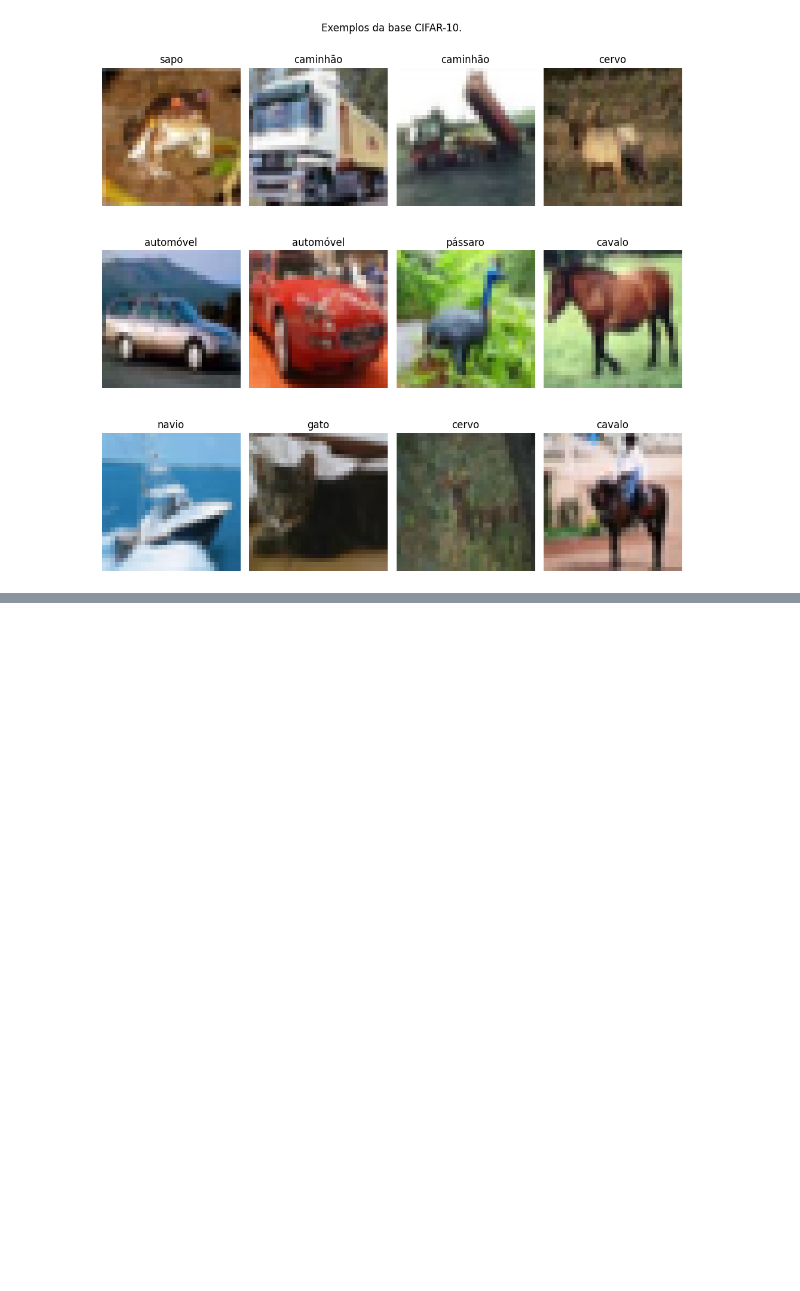
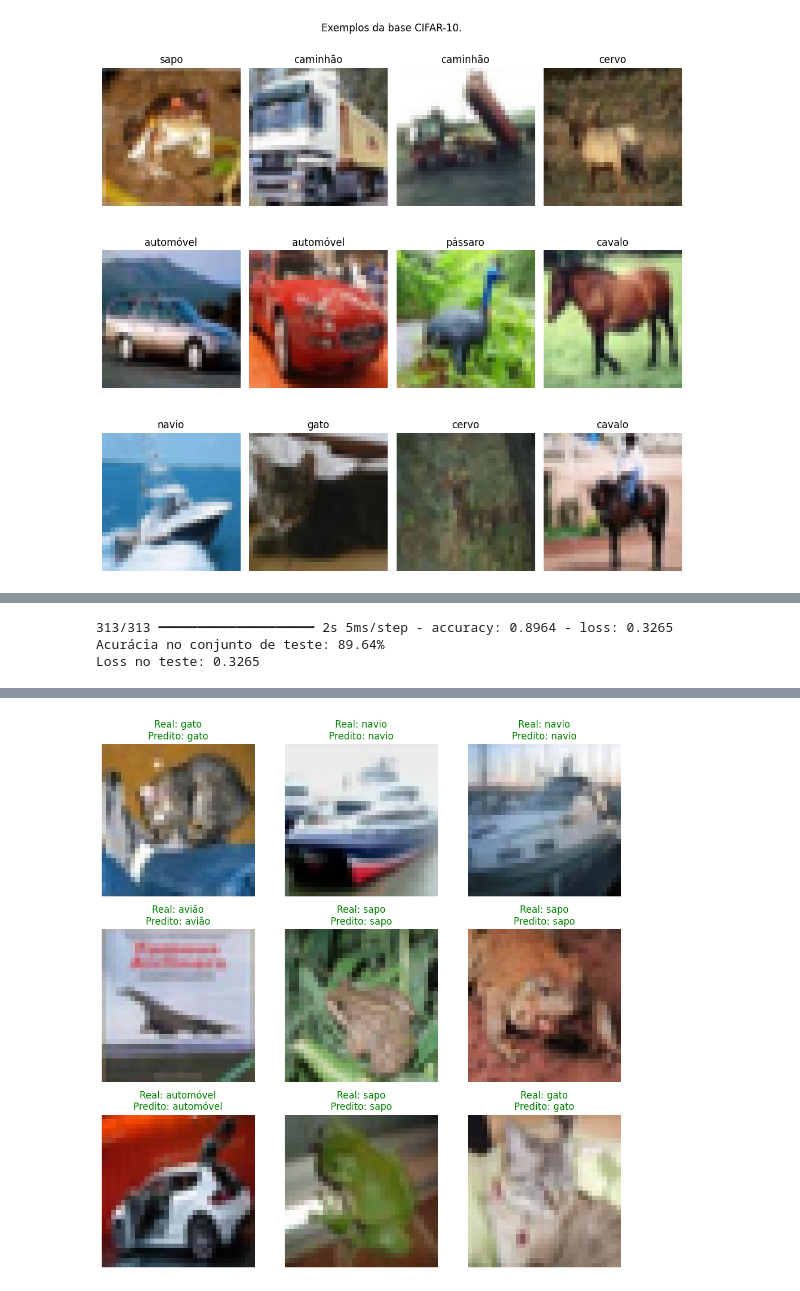
Before and after one commit to guissx/ml-cimatec, a Jupyter notebook: deep_learning/notebooks/Classificador_Imagens.ipynb, the cells around one changed output, grey strips where cells are left out. Cells and saved outputs as stored; diff of their text form; code cells hidden in the pictures; blank space fills up the shorter version.

```diff
--- a/deep_learning/notebooks/Classificador_Imagens.ipynb
+++ b/deep_learning/notebooks/Classificador_Imagens.ipynb
@@ -126,0 +144,25 @@ Epoch 30/30
+# %%
+test_loss, test_acc = model.evaluate(X_test, y_test)
+print(f"Acurácia no conjunto de teste: {test_acc * 100:.2f}%")
+print(f"Loss no teste: {test_loss:.4f}")
+# %% [output]
+313/313 ━━━━━━━━━━━━━━━━━━━━ 2s 5ms/step - accuracy: 0.8964 - loss: 0.3265
+Acurácia no conjunto de teste: 89.64%
+Loss no teste: 0.3265
+# %%
+pred_probs = model.predict(X_test[:9])
+
+plt.figure(figsize=(10, 10))
+for i in range(9):
+    plt.subplot(3, 3, i + 1)
+    plt.imshow(X_test[i])
+    real_class = class_names[y_test[i]]
+    pred_class = class_names[np.argmax(pred_probs[i])]
+    cor = "green" if real_class == pred_class else "red"
+    plt.title(f"Real: {real_class}\nPredito: {pred_class}", color=cor)
+    plt.axis("off")
+
+plt.subplots_adjust(hspace=0.4, wspace=0.3)
+plt.tight_layout()
+plt.show()
+# %% [output]
@@ -127,3 +171,4 @@ Epoch 30/30
+[figure, added]
 # %%
 plt.figure(figsize=(8,5))
 plt.plot(history.history['accuracy'], label='Treino')
```
Also changed, not shown: parts of 5 cells of this notebook.
